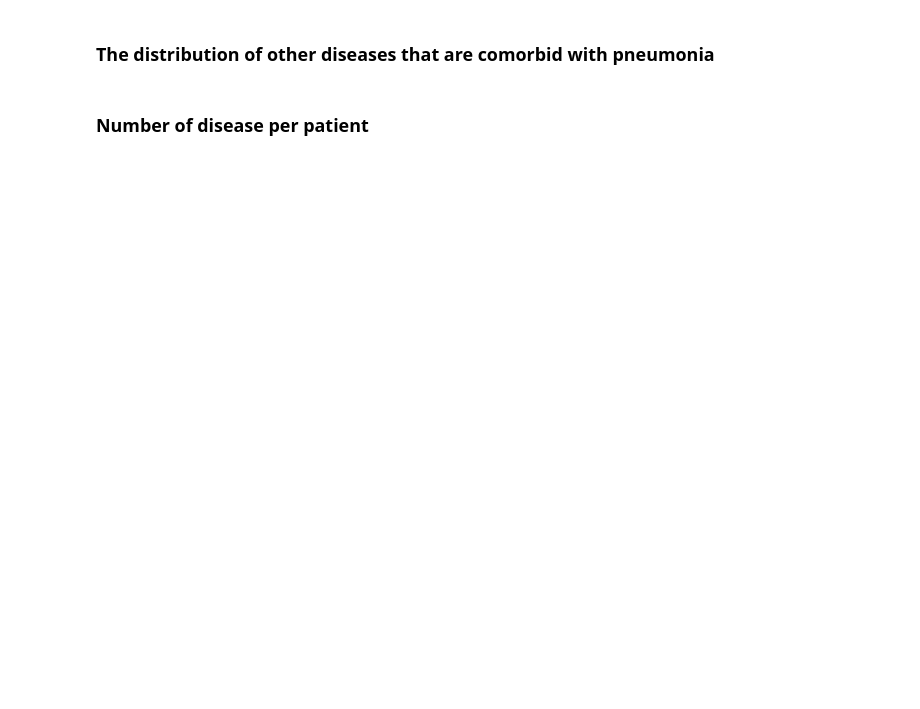
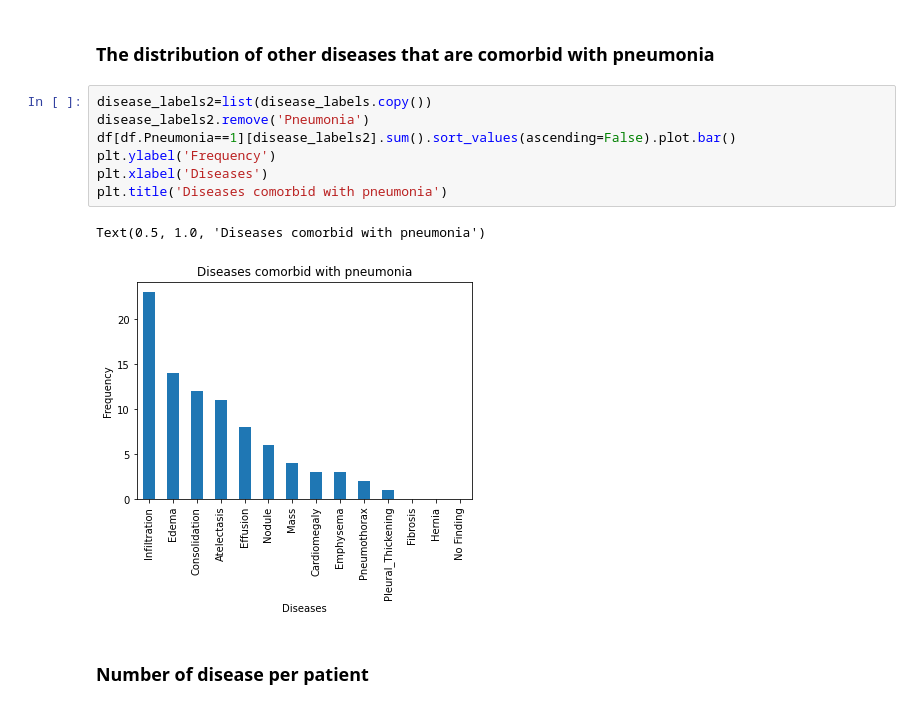
Before and after one commit to maurodsantos/AIHCND_C2_Starter, a Jupyter notebook: EDA.ipynb, the cells around one changed output. Cells and saved outputs as stored; diff of their text form; blank space fills up the shorter version.

```diff
--- a/EDA.ipynb
+++ b/EDA.ipynb
@@ -43,4 +103,14 @@ Also, **describe your findings and how will you set up the model training based
 # %% [markdown]
 ### The distribution of other diseases that are comorbid with pneumonia
+# %%
+disease_labels2=list(disease_labels.copy())
+disease_labels2.remove('Pneumonia')
+df[df.Pneumonia==1][disease_labels2].sum().sort_values(ascending=False).plot.bar()
+plt.ylabel('Frequency')
+plt.xlabel('Diseases')
+plt.title('Diseases comorbid with pneumonia')
+# %% [output]
+Text(0.5, 1.0, 'Diseases comorbid with pneumonia')
+[figure, added]
 # %% [markdown]
 ### Number of disease per patient
```
Also changed, not shown: parts of 16 cells of this notebook, 2 other files.
